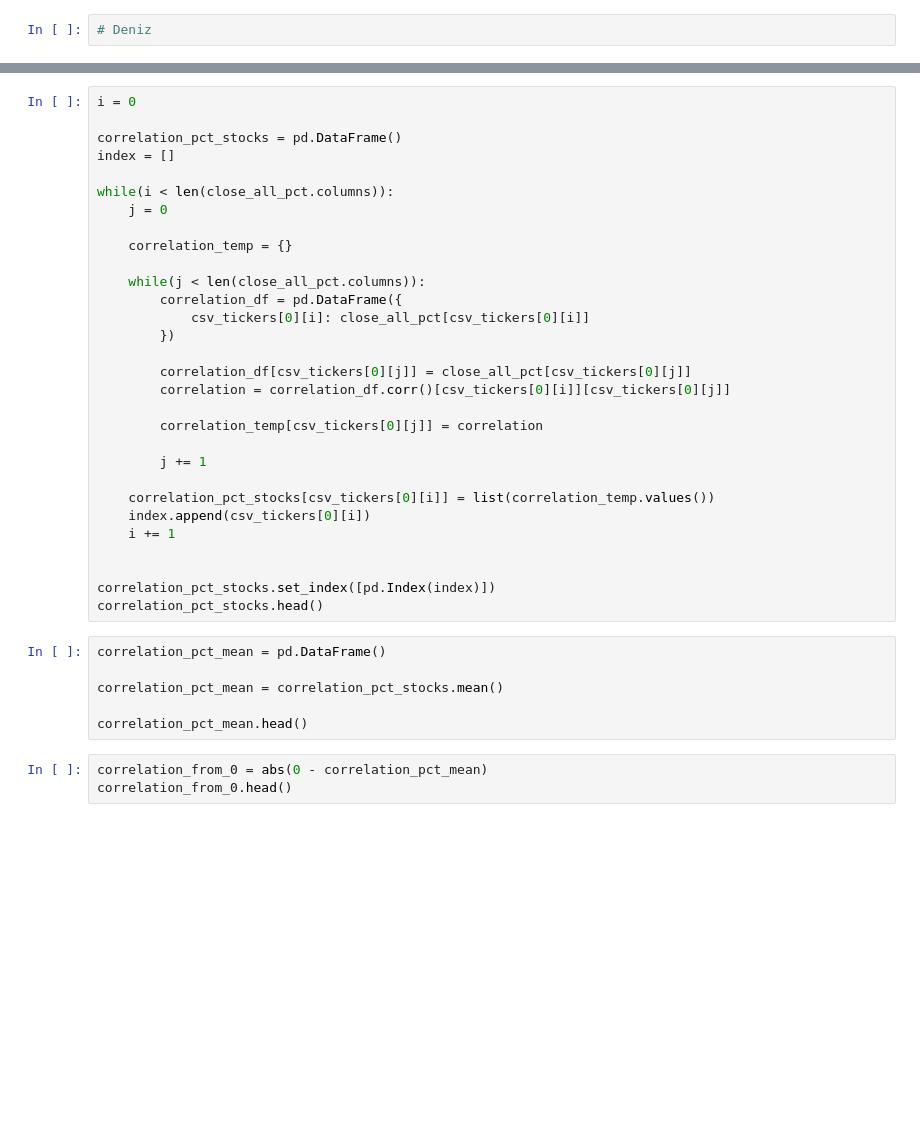
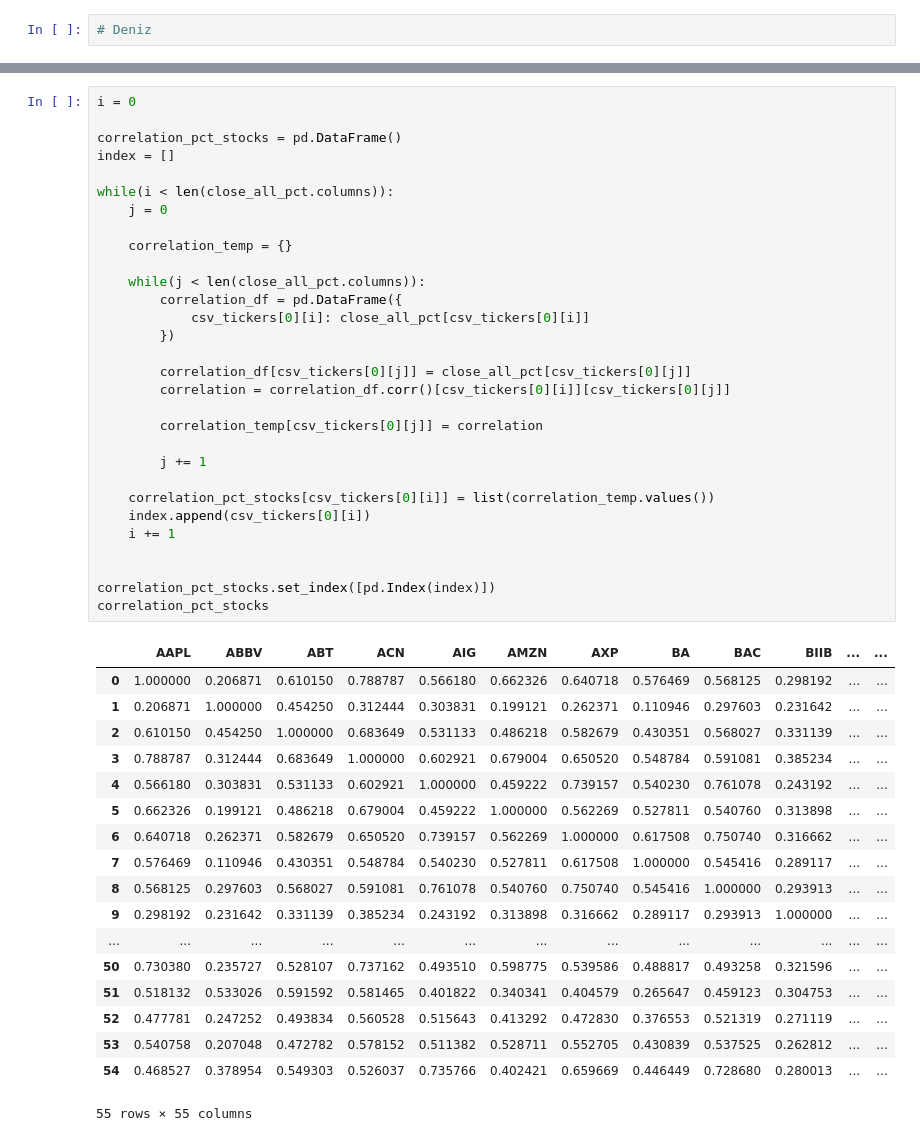
Before and after one commit to richardsha19/portfolio-manager, a Jupyter notebook: Main.ipynb, the cells around one changed output, grey strips where cells are left out. Cells and saved outputs as stored; diff of their text form; blank space fills up the shorter version.

Commit message:
Fixed Correlation Issue

```diff
--- a/Main.ipynb
+++ b/Main.ipynb
@@ -167,39 +174,49 @@ std_lst
 # %%
 i = 0
 
 correlation_pct_stocks = pd.DataFrame()
 index = []
 
 while(i < len(close_all_pct.columns)):
     j = 0
 
     correlation_temp = {}
 
     while(j < len(close_all_pct.columns)):
         correlation_df = pd.DataFrame({
             csv_tickers[0][i]: close_all_pct[csv_tickers[0][i]]
         })
 
         correlation_df[csv_tickers[0][j]] = close_all_pct[csv_tickers[0][j]]
         correlation = correlation_df.corr()[csv_tickers[0][i]][csv_tickers[0][j]]
 
         correlation_temp[csv_tickers[0][j]] = correlation
 
         j += 1
 
     correlation_pct_stocks[csv_tickers[0][i]] = list(correlation_temp.values())
     index.append(csv_tickers[0][i])
     i += 1
 
 
 correlation_pct_stocks.set_index([pd.Index(index)])
-correlation_pct_stocks.head()
+correlation_pct_stocks
+# %% [output]
+|  | AAPL | ABBV | ABT | ACN | AIG | AMZN | AXP | BA | BAC | BIIB | ... | ... |
+| 0 | 1.000000 | 0.206871 | 0.610150 | 0.788787 | 0.566180 | 0.662326 | 0.640718 | 0.576469 | 0.568125 | 0.298192 | ... | ... |
+| 1 | 0.206871 | 1.000000 | 0.454250 | 0.312444 | 0.303831 | 0.199121 | 0.262371 | 0.110946 | 0.297603 | 0.231642 | ... | ... |
+| 2 | 0.610150 | 0.454250 | 1.000000 | 0.683649 | 0.531133 | 0.486218 | 0.582679 | 0.430351 | 0.568027 | 0.331139 | ... | ... |
+| 3 | 0.788787 | 0.312444 | 0.683649 | 1.000000 | 0.602921 | 0.679004 | 0.650520 | 0.548784 | 0.591081 | 0.385234 | ... | ... |
+| 4 | 0.566180 | 0.303831 | 0.531133 | 0.602921 | 1.000000 | 0.459222 | 0.739157 | 0.540230 | 0.761078 | 0.243192 | ... | ... |
+| 5 | 0.662326 | 0.199121 | 0.486218 | 0.679004 | 0.459222 | 1.000000 | 0.562269 | 0.527811 | 0.540760 | 0.313898 | ... | ... |
+| 6 | 0.640718 | 0.262371 | 0.582679 | 0.650520 | 0.739157 | 0.562269 | 1.000000 | 0.617508 | 0.750740 | 0.316662 | ... | ... |
+| 7 | 0.576469 | 0.110946 | 0.430351 | 0.548784 | 0.540230 | 0.527811 | 0.617508 | 1.000000 | 0.545416 | 0.289117 | ... | ... |
+| 8 | 0.568125 | 0.297603 | 0.568027 | 0.591081 | 0.761078 | 0.540760 | 0.750740 | 0.545416 | 1.000000 | 0.293913 | ... | ... |
+| 9 | 0.298192 | 0.231642 | 0.331139 | 0.385234 | 0.243192 | 0.313898 | 0.316662 | 0.289117 | 0.293913 | 1.000000 | ... | ... |
+| ... | ... | ... | ... | ... | ... | ... | ... | ... | ... | ... | ... | ... |
+| 50 | 0.730380 | 0.235727 | 0.528107 | 0.737162 | 0.493510 | 0.598775 | 0.539586 | 0.488817 | 0.493258 | 0.321596 | ... | ... |
+| 51 | 0.518132 | 0.533026 | 0.591592 | 0.581465 | 0.401822 | 0.340341 | 0.404579 | 0.265647 | 0.459123 | 0.304753 | ... | ... |
+| 52 | 0.477781 | 0.247252 | 0.493834 | 0.560528 | 0.515643 | 0.413292 | 0.472830 | 0.376553 | 0.521319 | 0.271119 | ... | ... |
+| 53 | 0.540758 | 0.207048 | 0.472782 | 0.578152 | 0.511382 | 0.528711 | 0.552705 | 0.430839 | 0.537525 | 0.262812 | ... | ... |
+| 54 | 0.468527 | 0.378954 | 0.549303 | 0.526037 | 0.735766 | 0.402421 | 0.659669 | 0.446449 | 0.728680 | 0.280013 | ... | ... |
+55 rows × 55 columns
-# %%
-correlation_pct_mean = pd.DataFrame()
-
-correlation_pct_mean = correlation_pct_stocks.mean()
-
-correlation_pct_mean.head()
-# %%
-correlation_from_0 = abs(0 - correlation_pct_mean)
-correlation_from_0.head()
```
Also changed, not shown: parts of 6 cells of this notebook.
